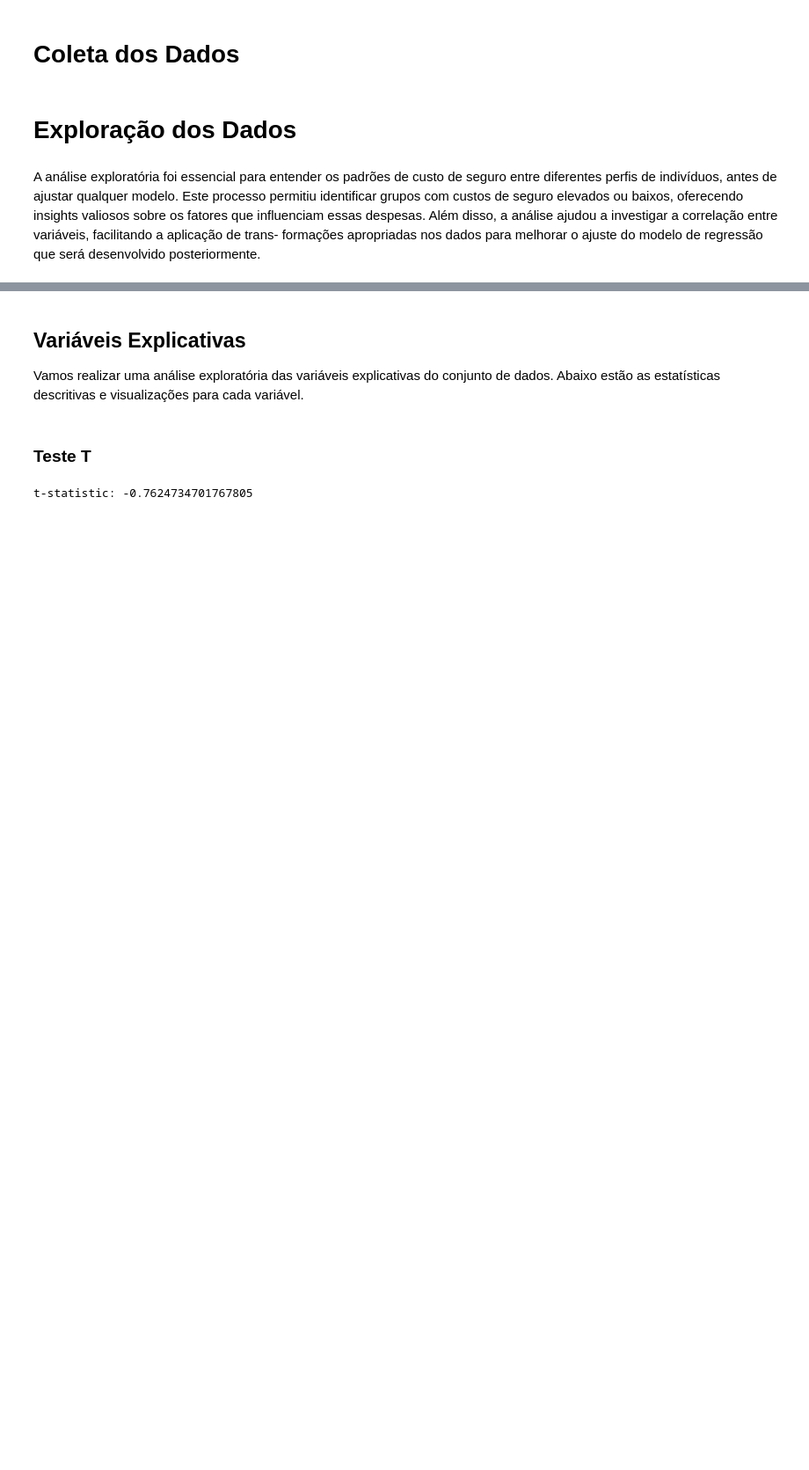
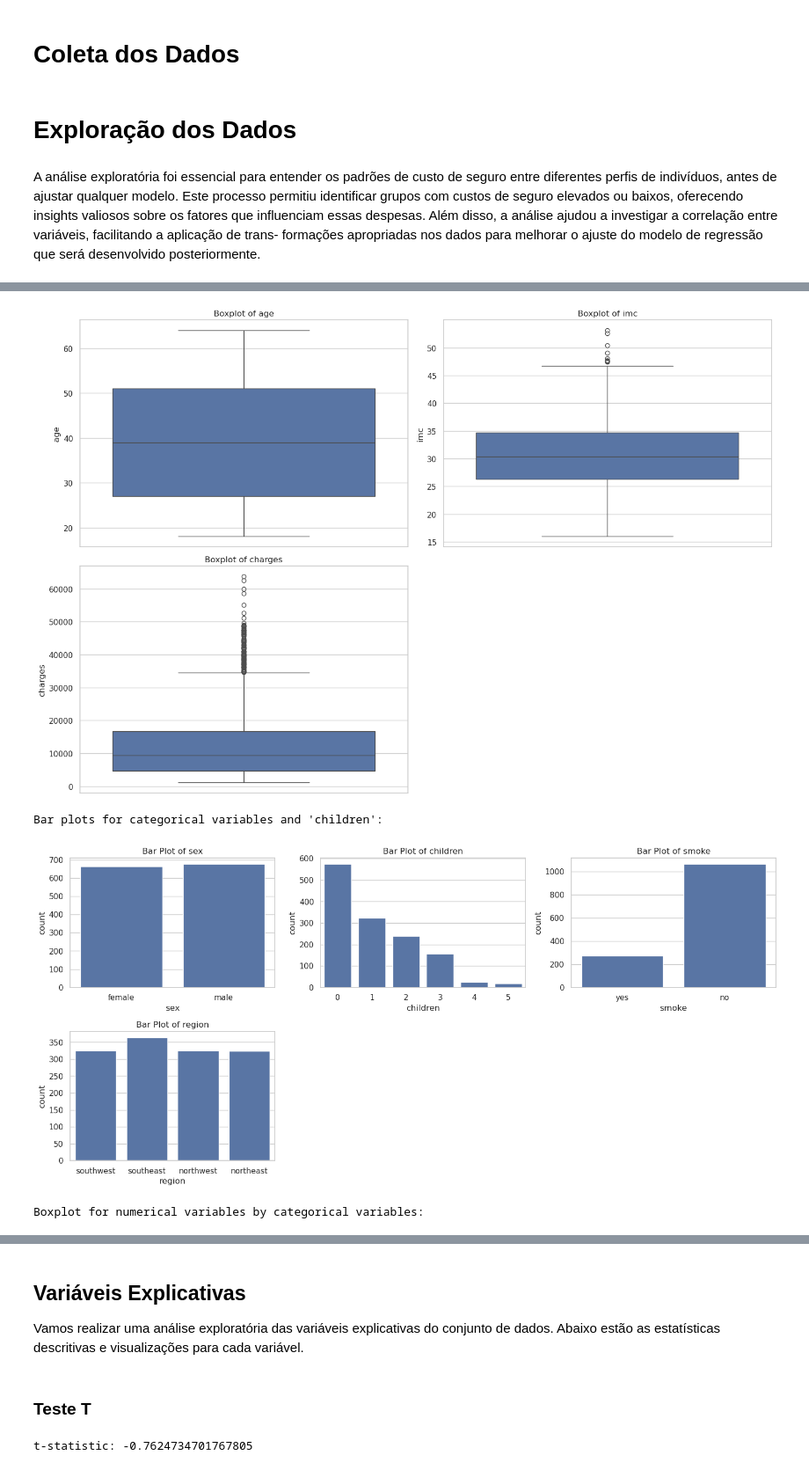
Before and after one commit to gabrieldadcarvalho/neural_network, a Jupyter notebook: projeto/01.ipynb, the cells around one changed output, grey strips where cells are left out. Shown at 88% size. Drawn from its saved outputs; the diff is of its cells as text; code cells hidden in the pictures; blank space fills up the shorter version.

```diff
--- a/projeto/01.ipynb
+++ b/projeto/01.ipynb
@@ -130,6 +135,8 @@ warnings.filterwarnings("ignore")
 # %%
 df = pd.read_csv("https://raw.githubusercontent.com/gabrieldadcarvalho/neural_network/main/projeto/insurance.csv")
 
+df['age'] = df['age'].astype('float64')
+
 X = df.iloc[:, :-1]
 y = df.iloc[:, -1]
 # %% [markdown]
@@ -143,0 +160,73 @@ posteriormente.
+# %%
+# 1. Verificar dados nulos
+def check_missing_data(df):
+    missing_data = df.isnull().sum().reset_index()
+    missing_data.columns = ['Column', 'Missing Values']
+    missing_data['Missing Percentage'] = (missing_data['Missing Values'] / len(df)) * 100
+    return missing_data
+
+# 2. Verificar dados duplicados
+def check_duplicates(df):
+    duplicates = df.duplicated().sum()
+    return duplicates
+
+# 3. Boxplots para variáveis numéricas
+def plot_numeric_boxplots(df):
+    numeric_columns = df.select_dtypes(include=['float64']).columns
+    plt.figure(figsize=(15, 10))
+    for i, col in enumerate(numeric_columns, 1):
+        plt.subplot(2, 2, i)
+        sns.boxplot(data=df, y=col)
+        plt.title(f'Boxplot of {col}')
+    plt.tight_layout()
+    plt.show()
+
+# 4. Gráficos de barras para variáveis categóricas e a variável numérica discreta 'children'
+def plot_categorical_bars(df):
+    categorical_columns = df.select_dtypes(include=['object', 'int64']).columns
+    plt.figure(figsize=(15, 10))
+    for i, col in enumerate(categorical_columns, 1):
+        plt.subplot(3, 3, i)
+        sns.countplot(x=col, data=df)
+        plt.title(f'Bar Plot of {col}')
+    plt.tight_layout()
+    plt.show()
+
+# 5. Boxplots combinados de variáveis numéricas e categóricas
+def plot_boxplot_by_category(df, numeric_cols, categorical_cols):
+    plt.figure(figsize=(20, 15))
+    for i, num_col in enumerate(numeric_cols, 1):
+        for j, cat_col in enumerate(categorical_cols, 1):
+            plt.subplot(len(numeric_cols), len(categorical_cols), i + j - 1)
+            sns.boxplot(x=cat_col, y=num_col, data=df)
+            plt.title(f'Boxplot of {num_col} by {cat_col}')
+    plt.tight_layout()
+    plt.show()
+
+# 6. Executar a análise
+def exploratory_analysis(df):
+    # Verificar dados nulos
+    print("\nMissing Data:")
+    print(check_missing_data(df))
+
+    # Verificar duplicados
+    duplicates = check_duplicates(df)
+    print(f"\nNumber of duplicated rows: {duplicates}")
+
+    # Boxplot de variáveis numéricas
+    print("\nBoxplots for numerical variables:")
+    plot_numeric_boxplots(df)
+
+    # Gráficos de barras para variáveis categóricas e variáveis numéricas discretas (children)
+    print("\nBar plots for categorical variables and 'children':")
+    plot_categorical_bars(df)
+
+    # Boxplot combinando variáveis numéricas e categóricas
+    numeric_cols = df.select_dtypes(include=['float64', 'int64']).columns
+    categorical_cols = df.select_dtypes(include=['object']).columns
+    print("\nBoxplot for numerical variables by categorical variables:")
+    plot_boxplot_by_category(df, numeric_cols, categorical_cols)
+
+# Executar a análise exploratória
+exploratory_analysis(df)
+# %% [output]
@@ -143,0 +246,4 @@ posteriormente.
+[figure, added]
+Bar plots for categorical variables and 'children':
+[figure, added]
+Boxplot for numerical variables by categorical variables:
```
Also changed, not shown: parts of 3 cells of this notebook, 2 other files.
